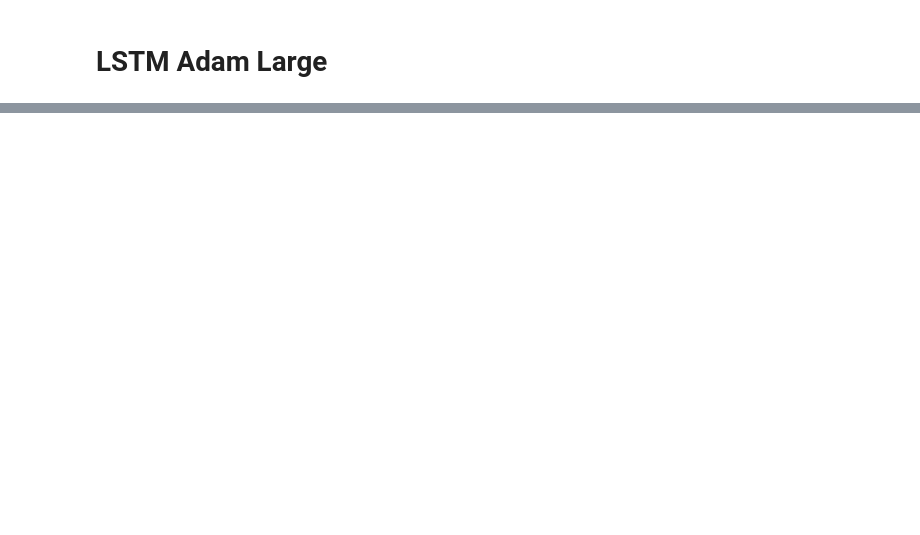
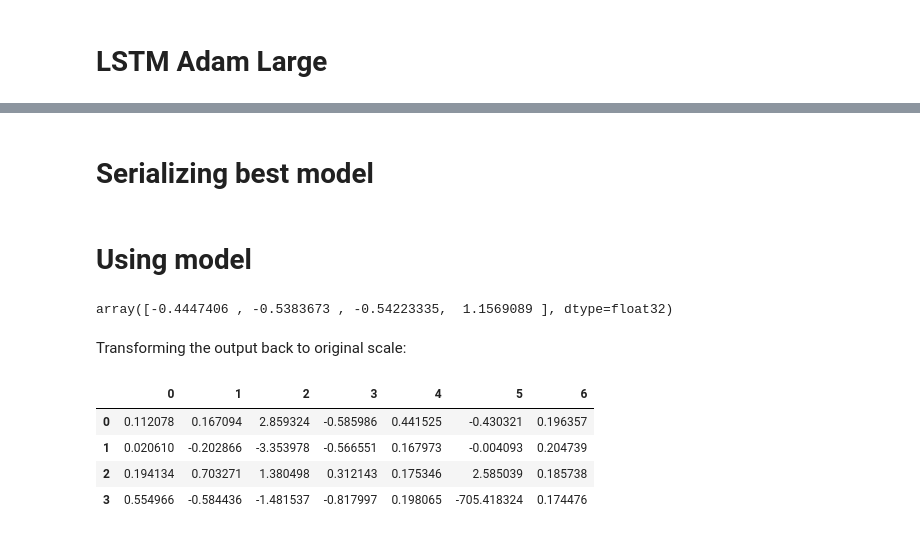
Before and after one commit to felix-ha/cfds_project, a Jupyter notebook: Hyperparam_Opt_RNN.ipynb, the cells around one changed output, grey strips where cells are left out. Saved outputs shown, nothing was run; the diff lists cells and outputs as text; code cells hidden in the pictures; blank space fills up the shorter version.

```diff
--- a/Hyperparam_Opt_RNN.ipynb
+++ b/Hyperparam_Opt_RNN.ipynb
@@ -48,8 +48,10 @@ database_validation_sv = db['database_validation_sv']
 database_test_sv = db['database_test_sv']
 
 database_training_sv_standard = db['database_training_sv_standard']
-database_validation_sv_standard = db['database_training_sv_standard']
-database_test_imputed_sv_standard = db['database_training_sv_standard']
+database_validation_sv_standard = db['database_validation_sv_standard']
+database_test_sv_standard = db['database_test_sv_standard']
+
+database_scaler = db['database_scaler']
 # %%
 # =============================================================================
 # RNN start
@@ -557,0 +662,2 @@ ax[1].grid()
+# %% [markdown]
+# Serializing best model
@@ -557,0 +681,41 @@ ax[1].grid()
+# %% [markdown]
+# Using model
+# %%
+country = 'Germany'
+
+df = database_training[country].append(database_validation[country])
+
+n_forecast_validation, _ = database_validation[country].shape
+
+X_eval = df.iloc[:,1:].values
+y_eval = df.iloc[:,0].values
+X_eval_T = from_numpy(X_eval).float()
+N, _ = X_eval_T.shape
+X_eval_T = X_eval_T.view([-1, N, dummy_dim])
+
+hidden_1 = zeros(1, N, hidden_dim)
+state_1 = zeros(1, N, hidden_dim)
+
+hidden_2 = zeros(1, N, hidden_dim)
+state_2 = zeros(1, N, hidden_dim)
+
+model.eval()
+with no_grad():
+    y_hat = model(X_eval_T, hidden_1, state_1, hidden_2, state_2)
+
+y_hat =  y_hat.view(-1).numpy()
+y_forecast = y_hat[-n_forecast_validation:]
+y_forecast
+# %% [output]
+array([-0.4447406 , -0.5383673 , -0.54223335,  1.1569089 ], dtype=float32)
+# %% [markdown]
+Transforming the output back to original scale:
+# %%
+df_temp = database_validation_sv_standard[country]
+df_temp
+# %% [output]
+|  | 0 | 1 | 2 | 3 | 4 | 5 | 6 |
+| 0 | 0.112078 | 0.167094 | 2.859324 | -0.585986 | 0.441525 | -0.430321 | 0.196357 |
+| 1 | 0.020610 | -0.202866 | -3.353978 | -0.566551 | 0.167973 | -0.004093 | 0.204739 |
+| 2 | 0.194134 | 0.703271 | 1.380498 | 0.312143 | 0.175346 | 2.585039 | 0.185738 |
+| 3 | 0.554966 | -0.584436 | -1.481537 | -0.817997 | 0.198065 | -705.418324 | 0.174476 |
```
Also changed, not shown: parts of 15 cells of this notebook, 1 other file.
